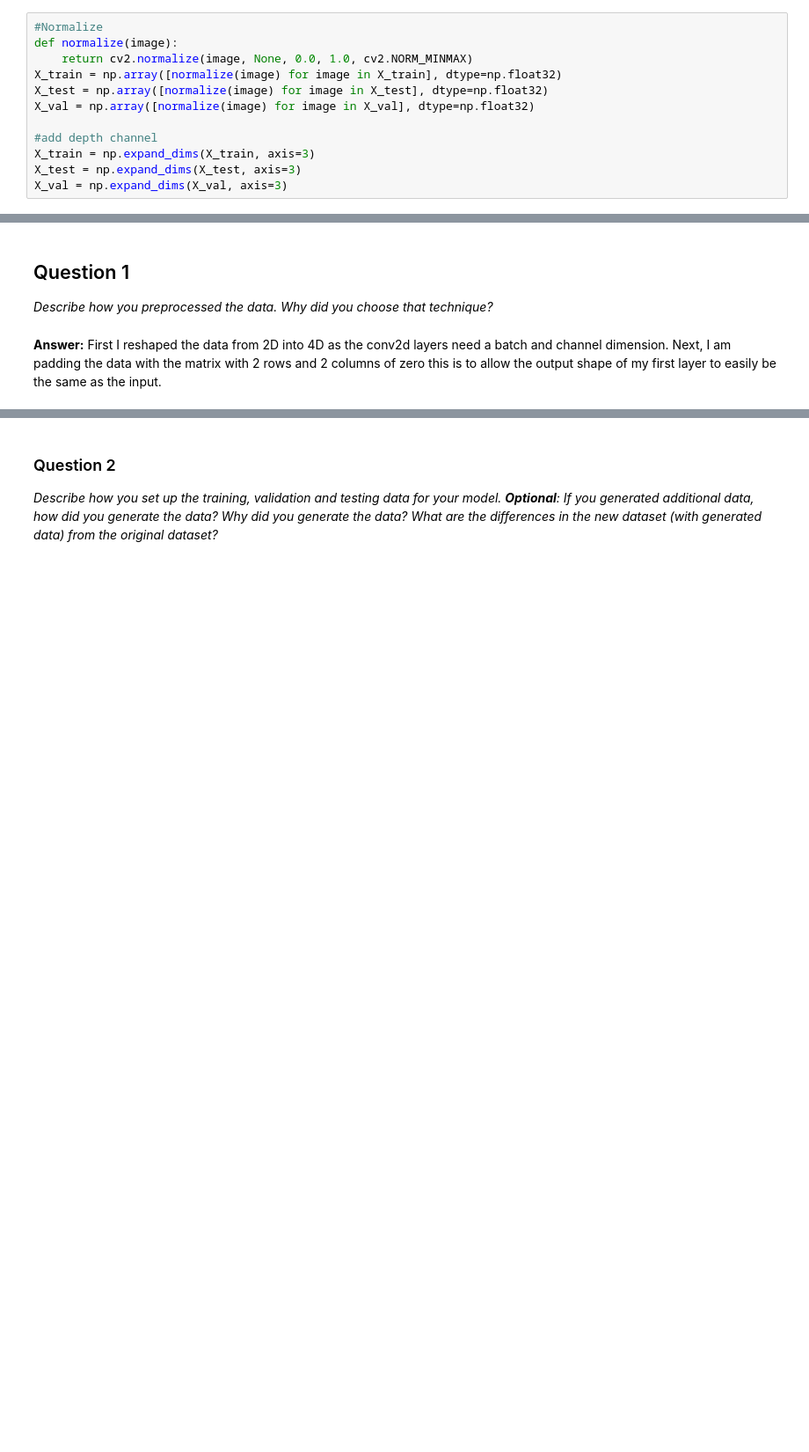
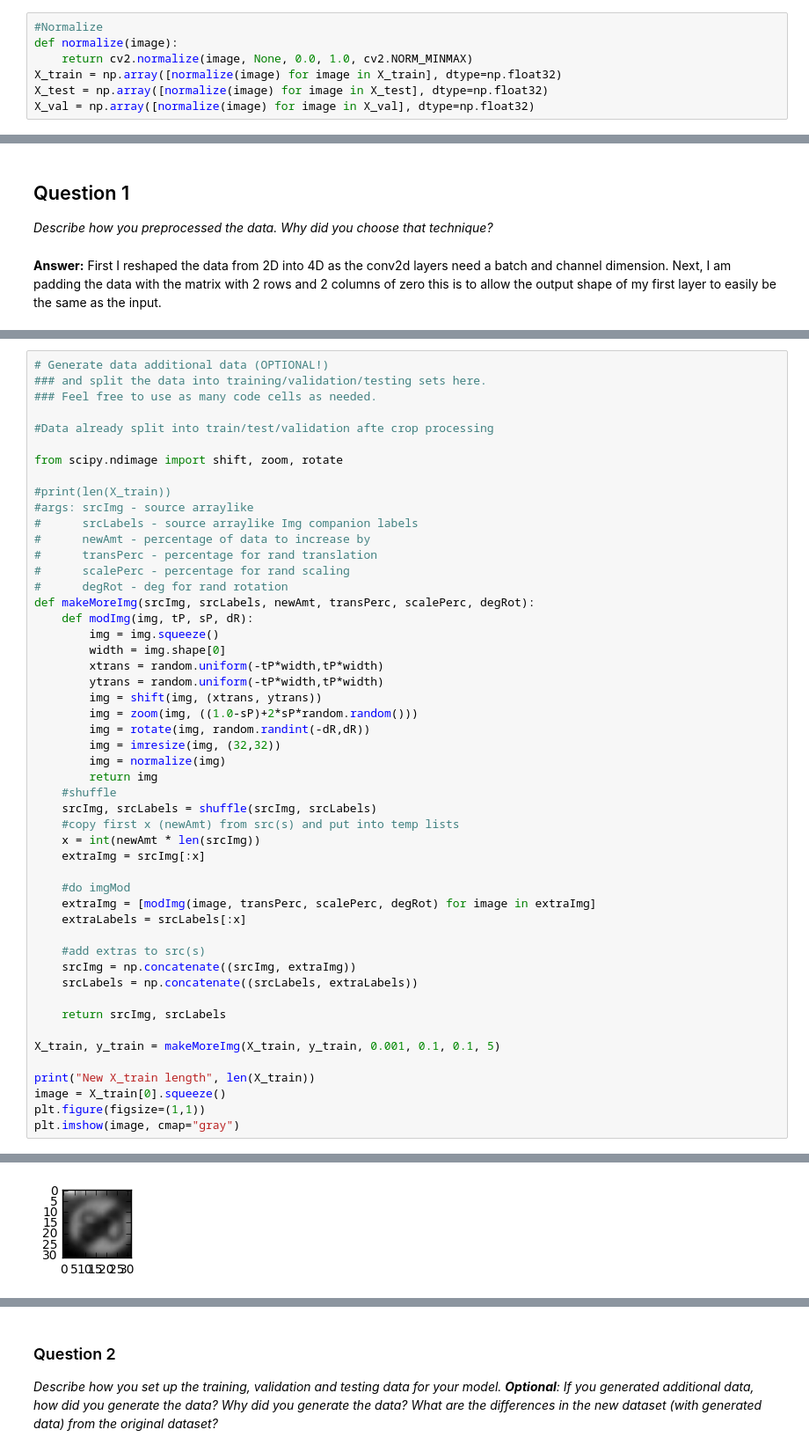
Before and after one commit to anixon604/CarND-Traffic-Sign-Classifier-Project, a Jupyter notebook: Traffic_Signs_Recognition.ipynb, the cells around one changed output, grey strips where cells are left out. Shown at 88% size. Drawn from its saved outputs; the diff is of its cells as text; blank space fills up the shorter version.

Commit message:
Added image generator - preprocessing version

```diff
--- a/Traffic_Signs_Recognition.ipynb
+++ b/Traffic_Signs_Recognition.ipynb
@@ -236,11 +194,6 @@ def normalize(image):
 X_train = np.array([normalize(image) for image in X_train], dtype=np.float32)
 X_test = np.array([normalize(image) for image in X_test], dtype=np.float32)
 X_val = np.array([normalize(image) for image in X_val], dtype=np.float32)
-
-#add depth channel
-X_train = np.expand_dims(X_train, axis=3)
-X_test = np.expand_dims(X_test, axis=3)
-X_val = np.expand_dims(X_val, axis=3)
 # %%
 #Shuffle
 from sklearn.utils import shuffle
@@ -276,0 +223,51 @@ my first layer to easily be the same as the input.
+# %%
+# Generate data additional data (OPTIONAL!)
+### and split the data into training/validation/testing sets here.
+### Feel free to use as many code cells as needed.
+
+#Data already split into train/test/validation afte crop processing
+
+from scipy.ndimage import shift, zoom, rotate
+
+#print(len(X_train))
+#args: srcImg - source arraylike
+#      srcLabels - source arraylike Img companion labels
+#      newAmt - percentage of data to increase by
+#      transPerc - percentage for rand translation
+#      scalePerc - percentage for rand scaling
+#      degRot - deg for rand rotation
+def makeMoreImg(srcImg, srcLabels, newAmt, transPerc, scalePerc, degRot):
+    def modImg(img, tP, sP, dR):
+        img = img.squeeze()
+        width = img.shape[0]
+        xtrans = random.uniform(-tP*width,tP*width)
+        ytrans = random.uniform(-tP*width,tP*width)
+        img = shift(img, (xtrans, ytrans))
+        img = zoom(img, ((1.0-sP)+2*sP*random.random()))
+        img = rotate(img, random.randint(-dR,dR))
+        img = imresize(img, (32,32))
+        img = normalize(img)
+        return img
+    #shuffle
+    srcImg, srcLabels = shuffle(srcImg, srcLabels)
+    #copy first x (newAmt) from src(s) and put into temp lists
+    x = int(newAmt * len(srcImg))
+    extraImg = srcImg[:x]
+
+    #do imgMod
+    extraImg = [modImg(image, transPerc, scalePerc, degRot) for image in extraImg]
+    extraLabels = srcLabels[:x]
+
+    #add extras to src(s)
+    srcImg = np.concatenate((srcImg, extraImg))
+    srcLabels = np.concatenate((srcLabels, extraLabels))
+
+    return srcImg, srcLabels
+
+X_train, y_train = makeMoreImg(X_train, y_train, 0.001, 0.1, 0.1, 5)
+
+print("New X_train length", len(X_train))
+image = X_train[0].squeeze()
+plt.figure(figsize=(1,1))
+plt.imshow(image, cmap="gray")
+# %% [output]
@@ -276,0 +276 @@ my first layer to easily be the same as the input.
+[figure, added]
```
Also changed, not shown: parts of 10 cells of this notebook.
